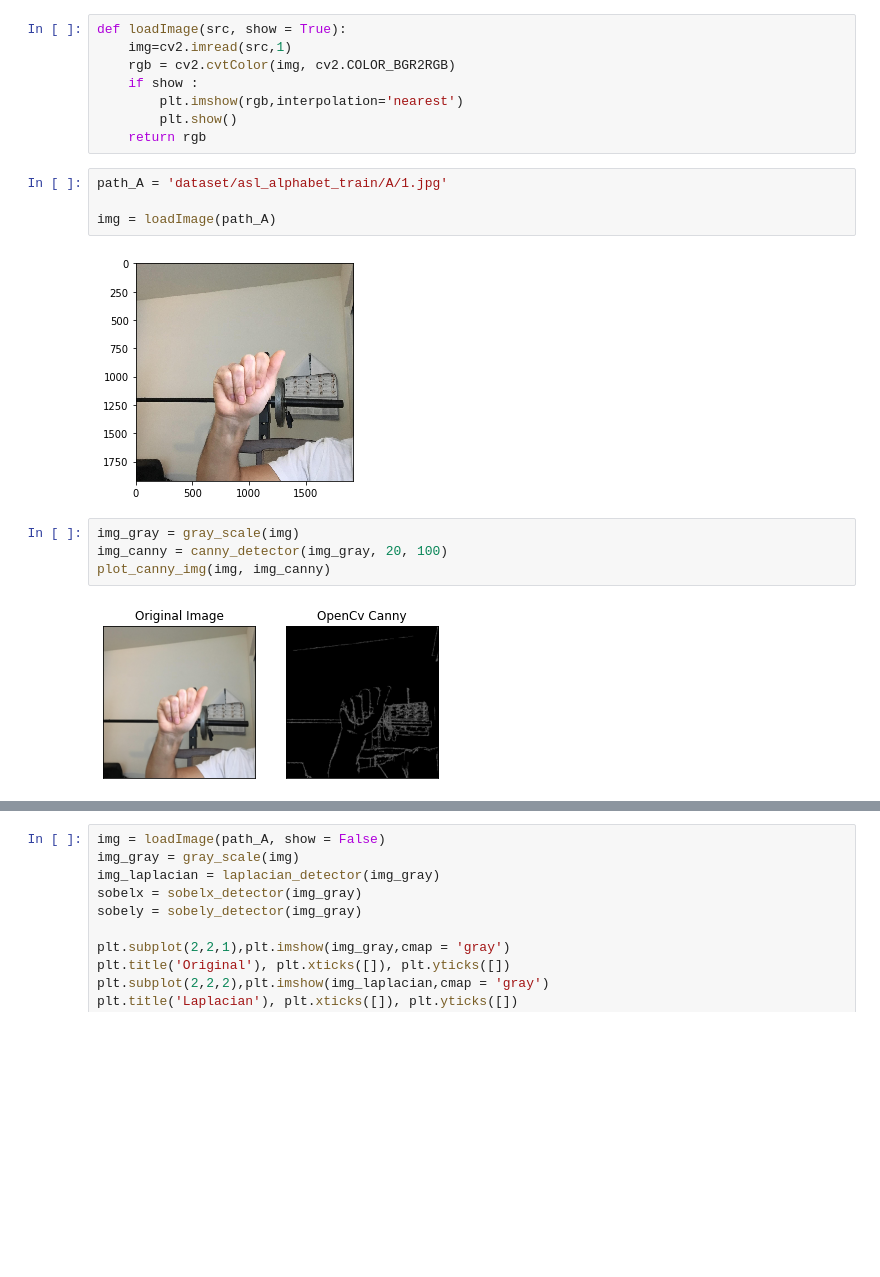
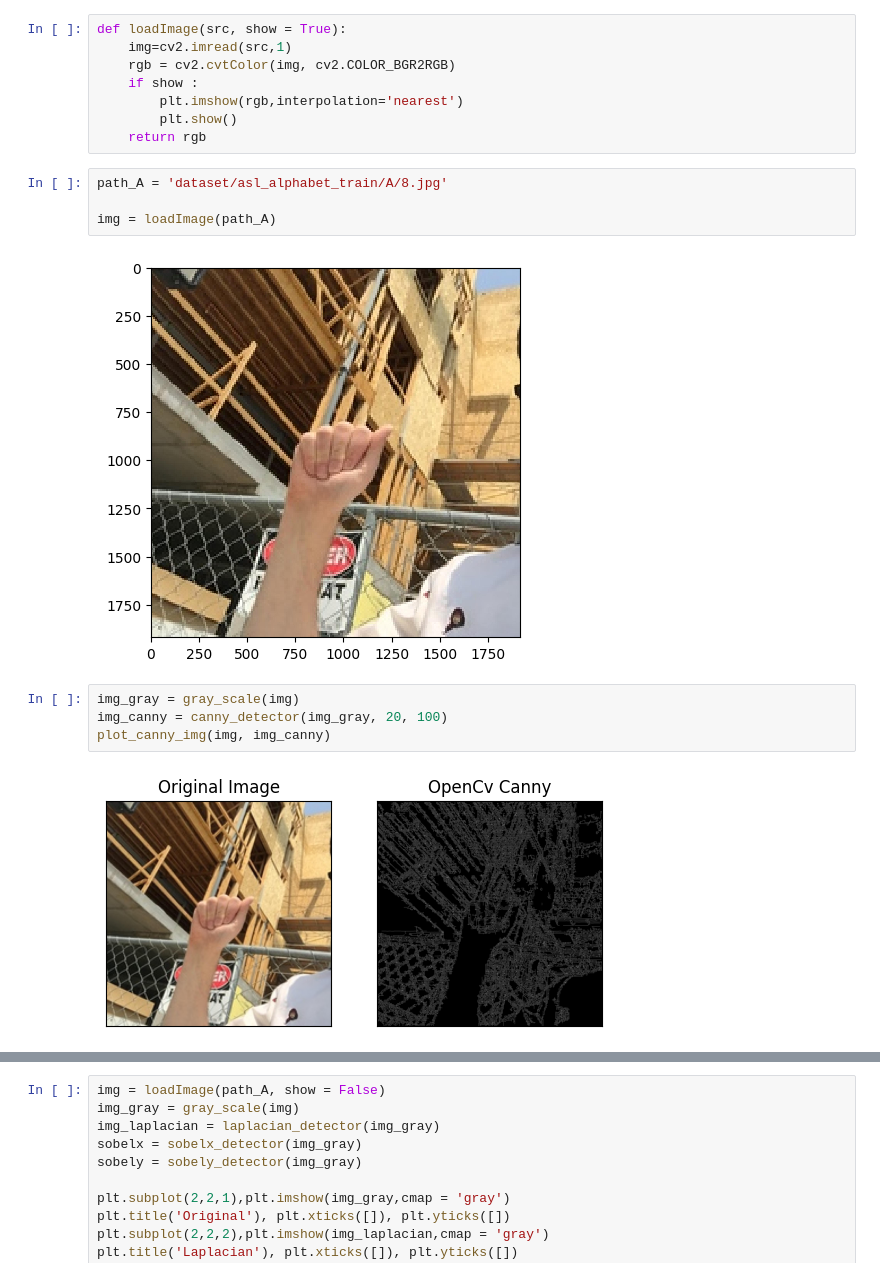
Before and after one commit to Agathe48/sign_language_recognition, a Jupyter notebook: test_contour.ipynb, the cells around one changed output, grey strips where cells are left out. Drawn from its saved outputs; the diff is of its cells as text; blank space fills up the shorter version.

```diff
--- a/test_contour.ipynb
+++ b/test_contour.ipynb
@@ -12,14 +14,14 @@ def loadImage(src, show = True):
         plt.show()
     return rgb
 # %%
-path_A = 'dataset/asl_alphabet_train/A/1.jpg'
+path_A = 'dataset/asl_alphabet_train/A/8.jpg'
 
 img = loadImage(path_A)
 # %% [output]
-[figure, old version]
+[figure, new version]
 # %%
 img_gray = gray_scale(img)
 img_canny = canny_detector(img_gray, 20, 100)
 plot_canny_img(img, img_canny)
 # %% [output]
-[figure, old version]
+[figure, new version]
```
Also changed, not shown: parts of 2 cells of this notebook, 5 other files.
